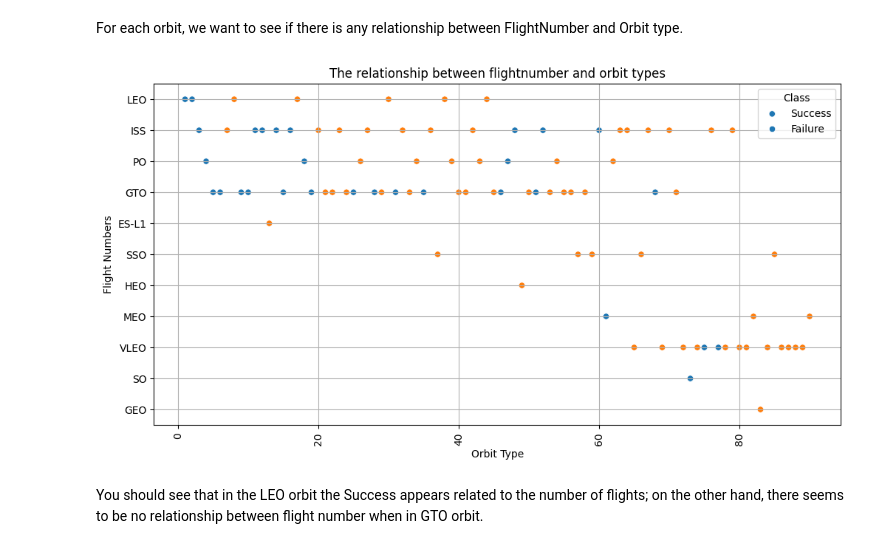
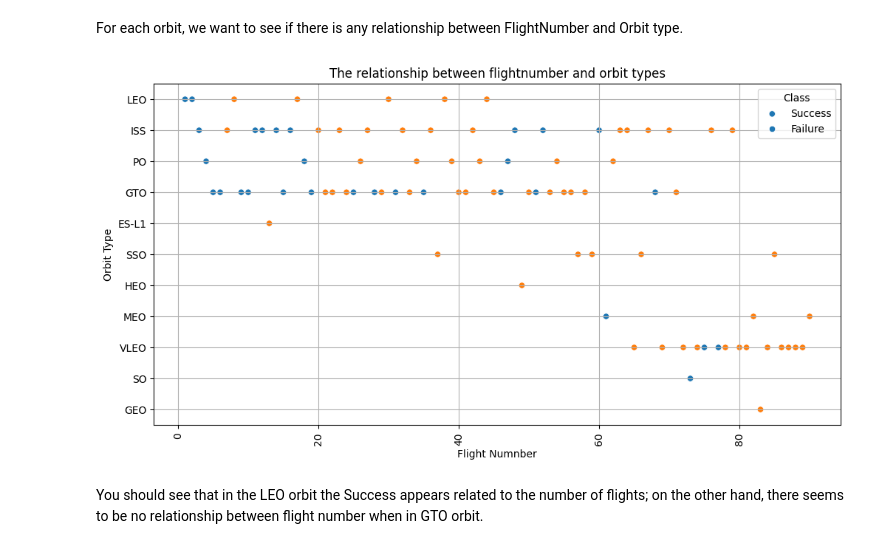
Before and after one commit to Rabinkarki123/SpaceX_Falcon9_Landing_Predictions, a Jupyter notebook: jupyter-labs-eda-dataviz.ipynb, the cells around one changed output. Saved outputs shown, nothing was run; the diff lists cells and outputs as text; code cells hidden in the pictures.

```diff
--- a/jupyter-labs-eda-dataviz.ipynb
+++ b/jupyter-labs-eda-dataviz.ipynb
@@ -155,16 +155,16 @@ For each orbit, we want to see if there is any relationship between FlightNumber
 # %%
 # Plot a scatter point chart with x axis to be FlightNumber and y axis to be the Orbit, and hue to be the class value
 plt.figure(figsize=(12, 6))
 sns.scatterplot(x="FlightNumber", y="Orbit", data=df, hue="Class")
 plt.title("The relationship between flightnumber and orbit types")
-plt.xlabel("Orbit Type")
-plt.ylabel("Flight Numbers")
+plt.xlabel("Flight Numnber")
+plt.ylabel("Orbit Type")
 plt.xticks(rotation=90)
 plt.legend(title="Class", labels=['Success', 'Failure'])
 plt.grid(True)
 plt.show()
 # %% [output]
-[figure, old version]
+[figure, new version]
 # %% [markdown]
 You should see that in the LEO orbit the Success appears related to the number of flights; on the other hand, there seems to be no relationship between flight number when in GTO orbit.
 # %% [markdown]
```
Also changed, not shown: parts of 4 cells of this notebook, 9 other files.
